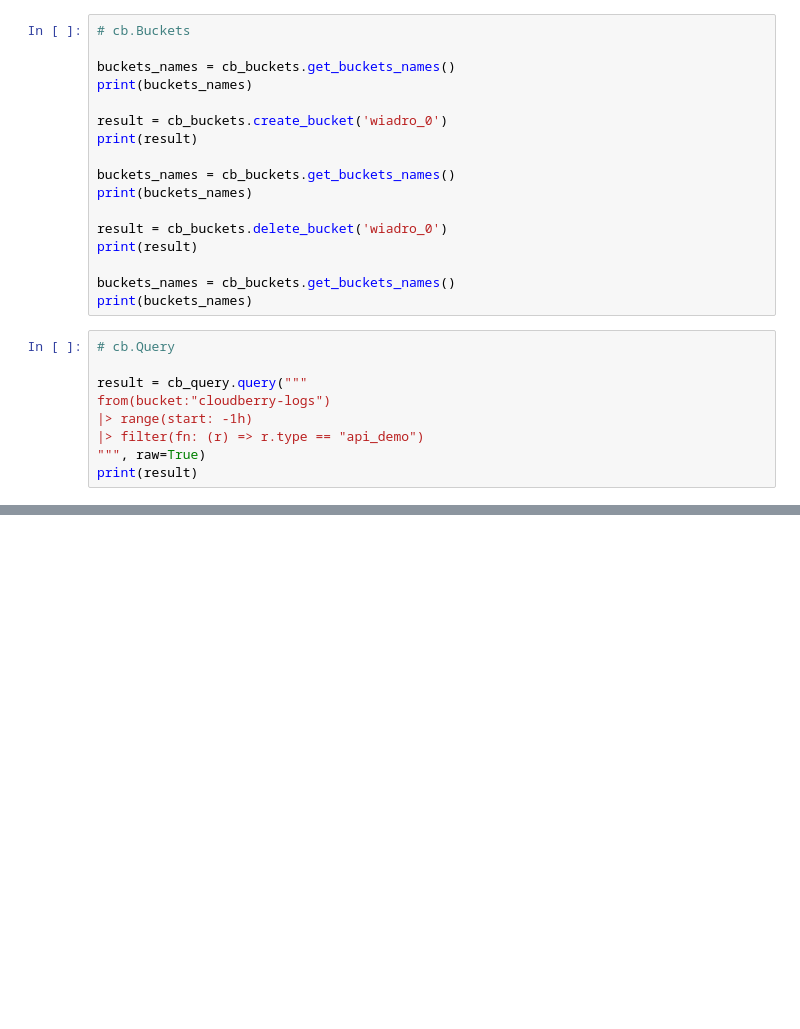
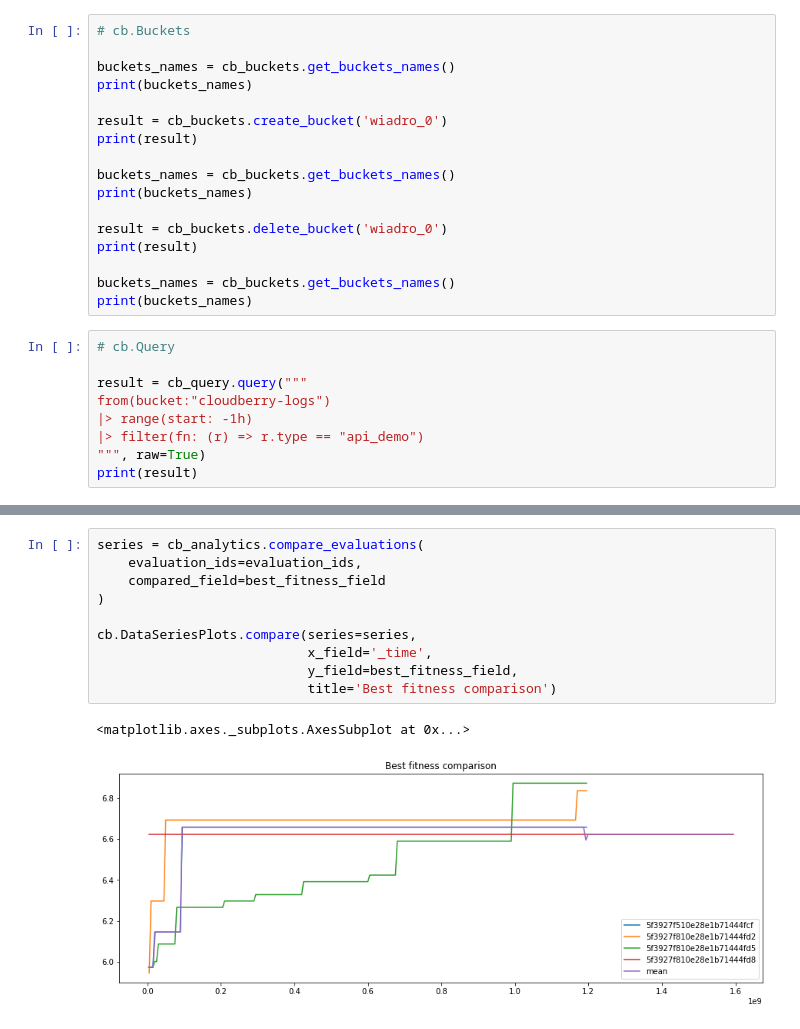
Before and after one commit to olliekrk/cloud-berry, a Jupyter notebook: cloudberry-py/example/cloudberry_demo.ipynb, the cells around one changed output, grey strips where cells are left out. Cells and saved outputs as stored; diff of their text form; blank space fills up the shorter version.

Commit message:
python-api-refactor: cloudberry.api.Analytics complete examples

```diff
--- a/cloudberry-py/example/cloudberry_demo.ipynb
+++ b/cloudberry-py/example/cloudberry_demo.ipynb
@@ -131,0 +135,13 @@ TypeError: list indices must be integers or slices, not str
+# %%
+series = cb_analytics.compare_evaluations(
+    evaluation_ids=evaluation_ids,
+    compared_field=best_fitness_field
+)
+
+cb.DataSeriesPlots.compare(series=series,
+                           x_field='_time',
+                           y_field=best_fitness_field,
+                           title='Best fitness comparison')
+# %% [output]
+<matplotlib.axes._subplots.AxesSubplot at 0x...>
+[figure, added]
```
Also changed, not shown: parts of 9 cells of this notebook, 10 other files.
